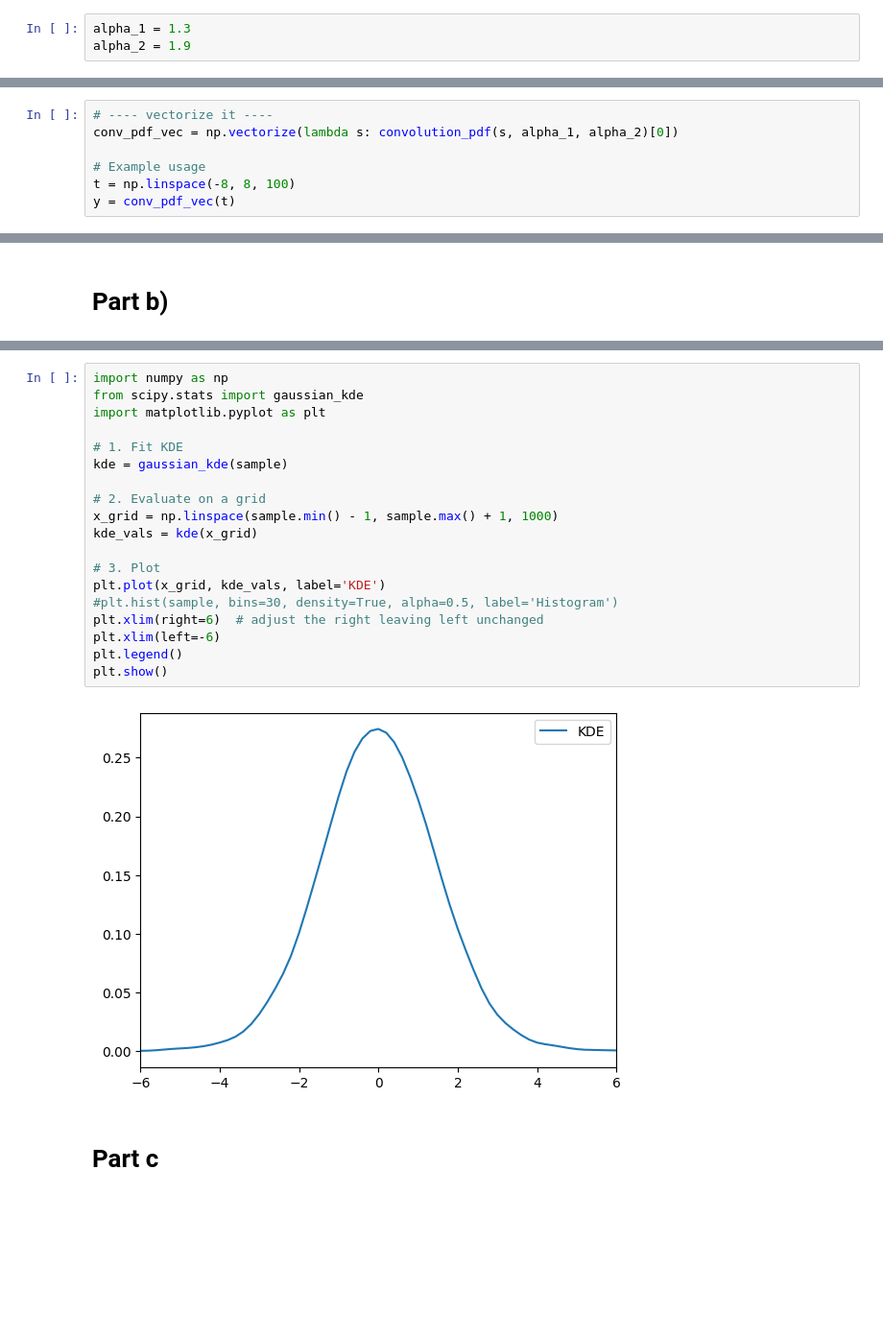
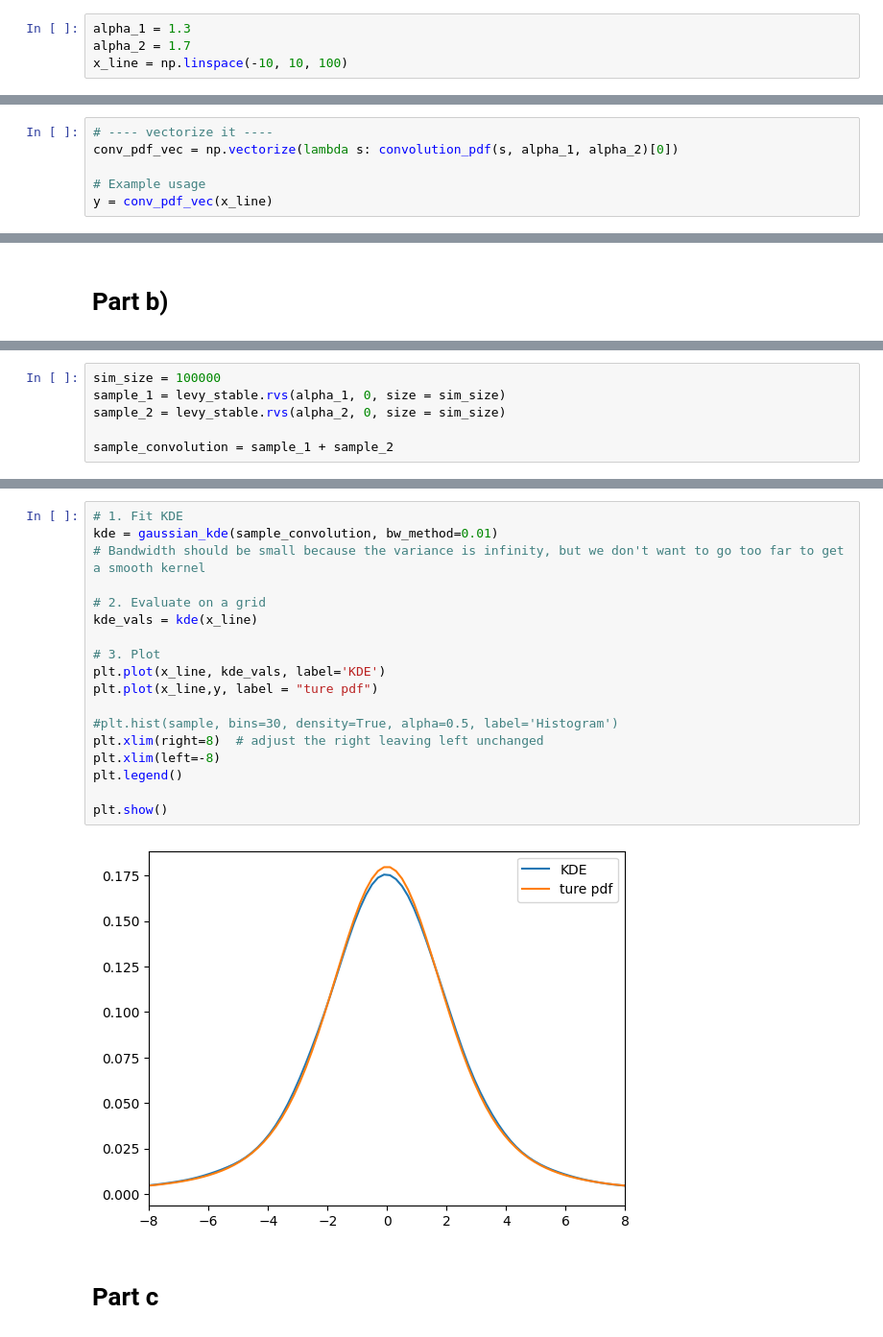
Before and after one commit to mmac00/SFF-Project-1, a Jupyter notebook: TASK 1.ipynb, the cells around one changed output, grey strips where cells are left out. Shown at 96% size. Saved outputs shown, nothing was run; the diff lists cells and outputs as text; blank space fills up the shorter version.

```diff
--- a/TASK 1.ipynb
+++ b/TASK 1.ipynb
@@ -9,7 +10,8 @@ from scipy.stats import levy_stable
  Choose two reasonably separated values of the tail index, say alpha_1 = 1.3, and alpha_2 = 1.7. Let X1 be the symmetric stable Paretian random variable (with location zero and scale 1) with alpha1; and X2 be the same, for alpha2; and these are *independent*. For a smart range of x-values (e.g., -8 to 8; but you check the plots and choose), compute:
 # %%
 alpha_1 = 1.3
-alpha_2 = 1.9
+alpha_2 = 1.7
+x_line = np.linspace(-10, 10, 100)
 # %%
 def cf_symmetric_stable_paretian(t, alpha):
     return np.exp(-abs(t) ** alpha)
@@ -77,6 +51,5 @@ def convolution_pdf(s, alpha_1, alpha_2, integration_cutoff = np.inf):
 conv_pdf_vec = np.vectorize(lambda s: convolution_pdf(s, alpha_1, alpha_2)[0])
 
 # Example usage
-t = np.linspace(-8, 8, 100)
-y = conv_pdf_vec(t)
+y = conv_pdf_vec(x_line)
 # %%
@@ -143,0 +62,6 @@ plt.hist(sample, bins=100, density = True)
+# %%
+sim_size = 100000
+sample_1 = levy_stable.rvs(alpha_1, 0, size = sim_size)
+sample_2 = levy_stable.rvs(alpha_2, 0, size = sim_size)
+
+sample_convolution = sample_1 + sample_2
@@ -144,24 +72,23 @@ plt.hist(sample, bins=100, density = True)
 # %%
-import numpy as np
-from scipy.stats import gaussian_kde
-import matplotlib.pyplot as plt
-
 # 1. Fit KDE
-kde = gaussian_kde(sample)
+kde = gaussian_kde(sample_convolution, bw_method=0.01)
+# Bandwidth should be small because the variance is infinity, but we don't want to go too far to get a smooth kernel
 
 # 2. Evaluate on a grid
-x_grid = np.linspace(sample.min() - 1, sample.max() + 1, 1000)
-kde_vals = kde(x_grid)
+kde_vals = kde(x_line)
 
 # 3. Plot
-plt.plot(x_grid, kde_vals, label='KDE')
+plt.plot(x_line, kde_vals, label='KDE')
+plt.plot(x_line,y, label = "ture pdf")
+
 #plt.hist(sample, bins=30, density=True, alpha=0.5, label='Histogram')
-plt.xlim(right=6)  # adjust the right leaving left unchanged
-plt.xlim(left=-6)
+plt.xlim(right=8)  # adjust the right leaving left unchanged
+plt.xlim(left=-8)
 plt.legend()
+
 plt.show()
 # %% [output]
-[figure, old version]
+[figure, new version]
 # %% [markdown]
 # Part c
 # %% [markdown]
```
Also changed, not shown: parts of 31 cells of this notebook.
